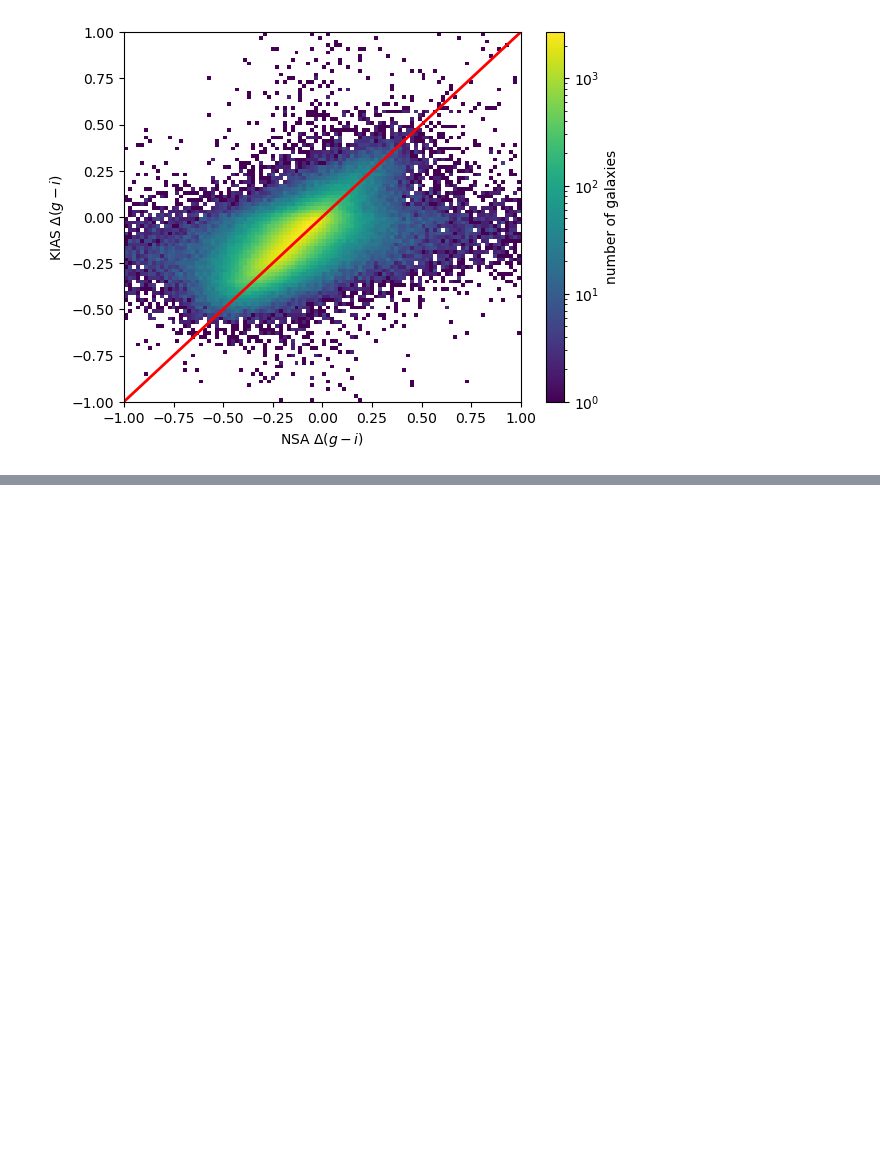
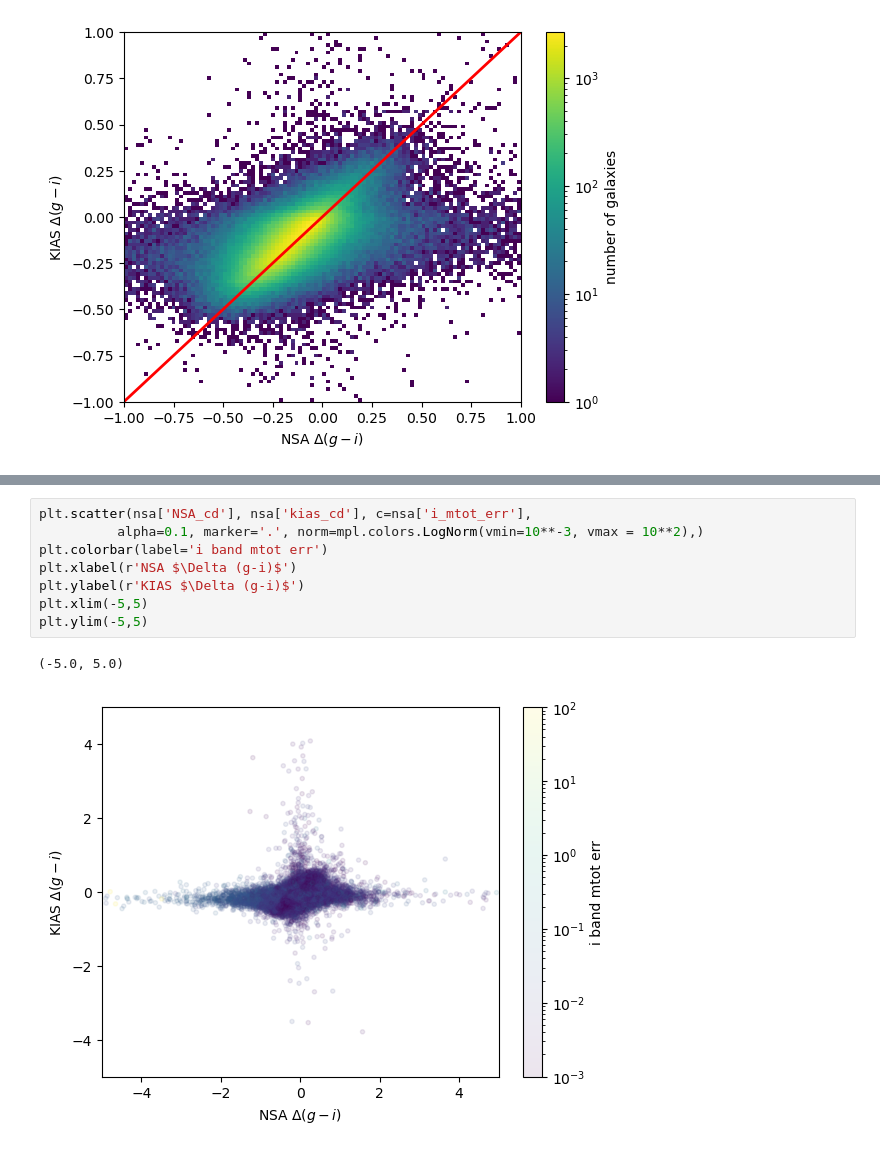
Before and after one commit to DESI-UR/GV_classification, a Jupyter notebook: cd_comparison.ipynb, the cells around one changed output, grey strips where cells are left out. Saved outputs shown, nothing was run; the diff lists cells and outputs as text; blank space fills up the shorter version.

```diff
--- a/cd_comparison.ipynb
+++ b/cd_comparison.ipynb
@@ -74,0 +110,11 @@ plt.colorbar(label='number of galaxies')
+# %%
+plt.scatter(nsa['NSA_cd'], nsa['kias_cd'], c=nsa['i_mtot_err'],
+          alpha=0.1, marker='.', norm=mpl.colors.LogNorm(vmin=10**-3, vmax = 10**2),)
+plt.colorbar(label='i band mtot err')
+plt.xlabel(r'NSA $\Delta (g-i)$')
+plt.ylabel(r'KIAS $\Delta (g-i)$')
+plt.xlim(-5,5)
+plt.ylim(-5,5)
+# %% [output]
+(-5.0, 5.0)
+[figure, added]
```
Also changed, not shown: parts of 20 cells of this notebook, 2 other files.
